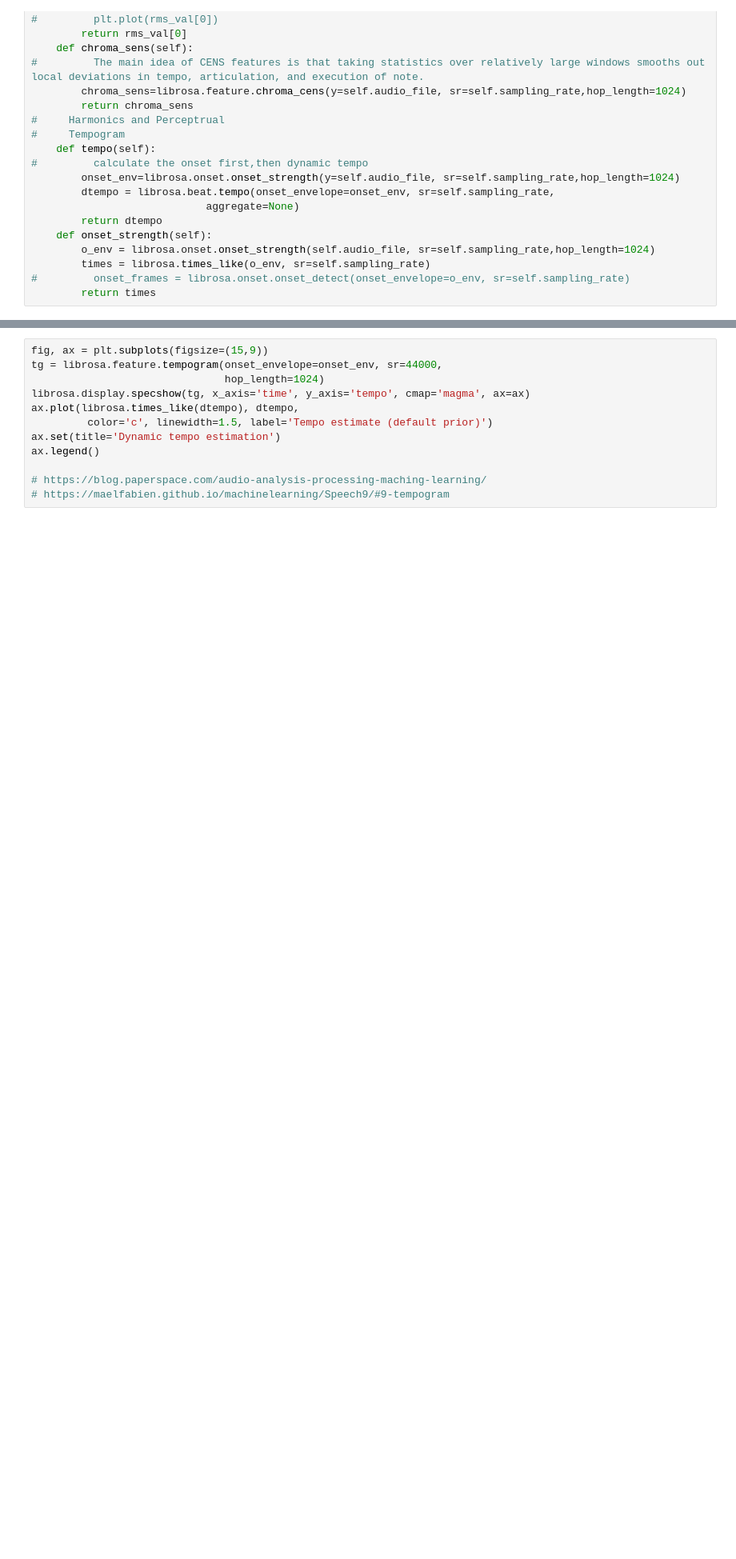
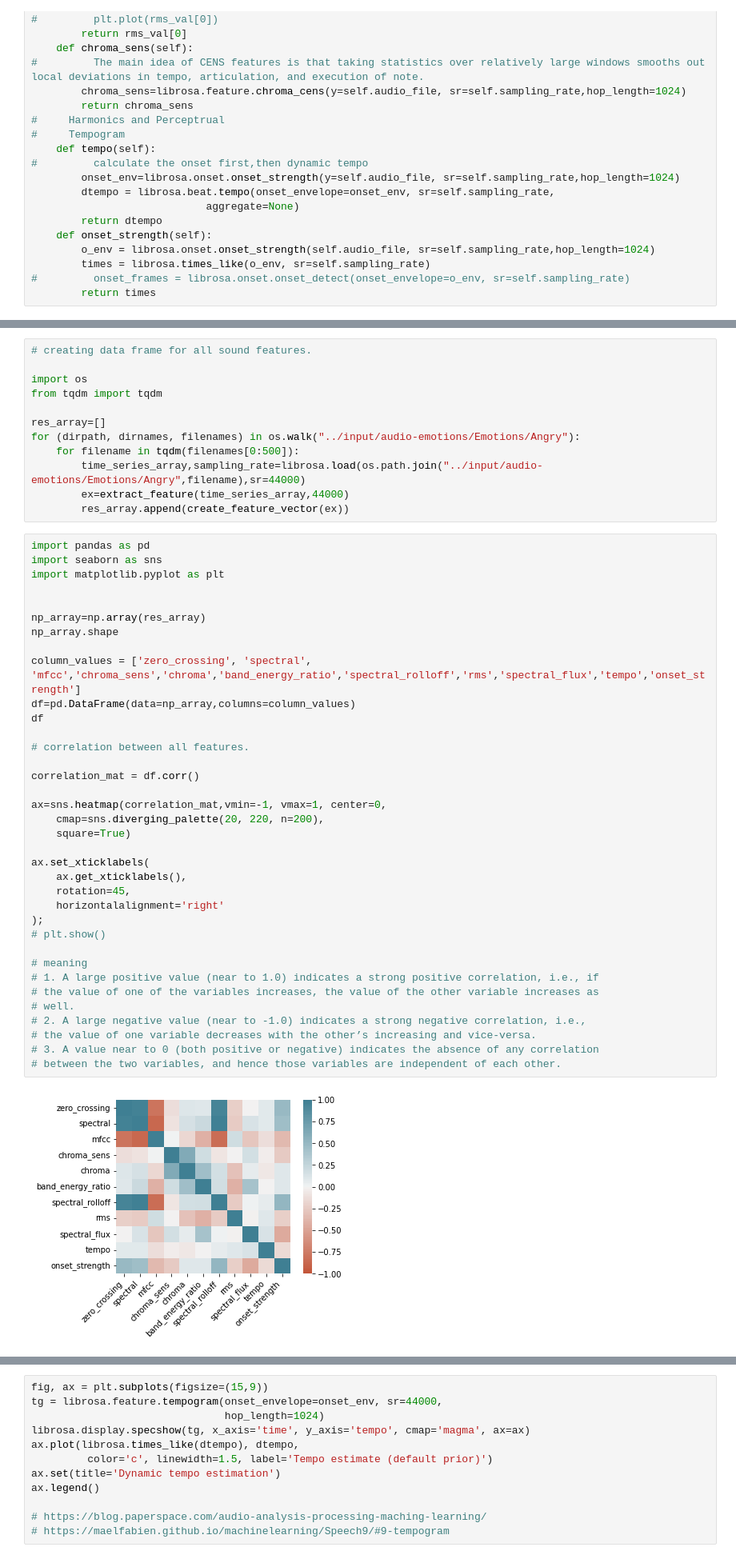
Before and after one commit to keder-code-hash/Kaggle_DL, a Jupyter notebook: sound-feature-extraction.ipynb, the cells around one changed output, grey strips where cells are left out. Shown at 80% size. Saved outputs shown, nothing was run; the diff lists cells and outputs as text; blank space fills up the shorter version.

Commit message:
Kaggle Notebook | sound feature extraction | Version 8

```diff
--- a/sound-feature-extraction.ipynb
+++ b/sound-feature-extraction.ipynb
@@ -278,0 +302,50 @@ plot_graph(ex.zero_crossing_rate(),ex.spectral_centroid(),ex.mfcc(),ex.chroma(),
+# %%
+# creating data frame for all sound features.
+
+import os
+from tqdm import tqdm
+
+res_array=[]
+for (dirpath, dirnames, filenames) in os.walk("../input/audio-emotions/Emotions/Angry"):
+    for filename in tqdm(filenames[0:500]):
+        time_series_array,sampling_rate=librosa.load(os.path.join("../input/audio-emotions/Emotions/Angry",filename),sr=44000)
+        ex=extract_feature(time_series_array,44000)
+        res_array.append(create_feature_vector(ex))
+# %%
+import pandas as pd
+import seaborn as sns
+import matplotlib.pyplot as plt
+
+
+np_array=np.array(res_array)
+np_array.shape
+
+column_values = ['zero_crossing', 'spectral', 'mfcc','chroma_sens','chroma','band_energy_ratio','spectral_rolloff','rms','spectral_flux','tempo','onset_strength']
+df=pd.DataFrame(data=np_array,columns=column_values)
+df
+
+# correlation between all features.
+
+correlation_mat = df.corr()
+
+ax=sns.heatmap(correlation_mat,vmin=-1, vmax=1, center=0,
+    cmap=sns.diverging_palette(20, 220, n=200),
+    square=True)
+
+ax.set_xticklabels(
+    ax.get_xticklabels(),
+    rotation=45,
+    horizontalalignment='right'
+);
+# plt.show()
+
+# meaning
+# 1. A large positive value (near to 1.0) indicates a strong positive correlation, i.e., if
+# the value of one of the variables increases, the value of the other variable increases as
+# well.
+# 2. A large negative value (near to -1.0) indicates a strong negative correlation, i.e.,
+# the value of one variable decreases with the other’s increasing and vice-versa.
+# 3. A value near to 0 (both positive or negative) indicates the absence of any correlation
+# between the two variables, and hence those variables are independent of each other.
+# %% [output]
+[figure, added]
```
Also changed, not shown: parts of 8 cells of this notebook.
